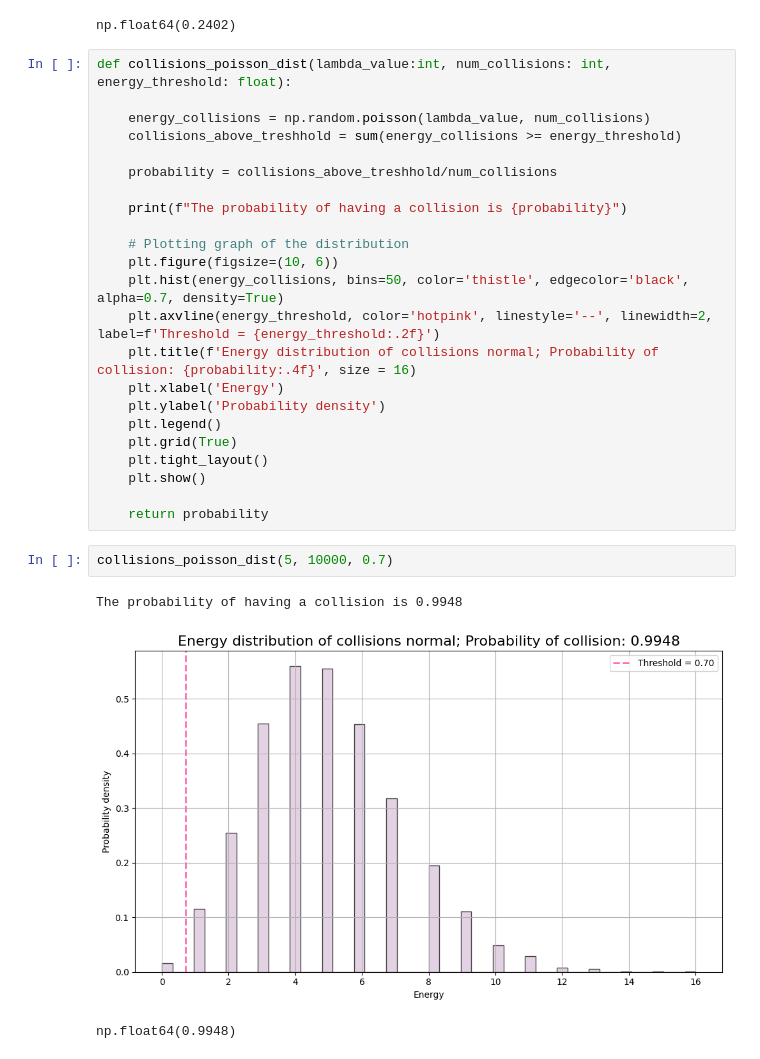
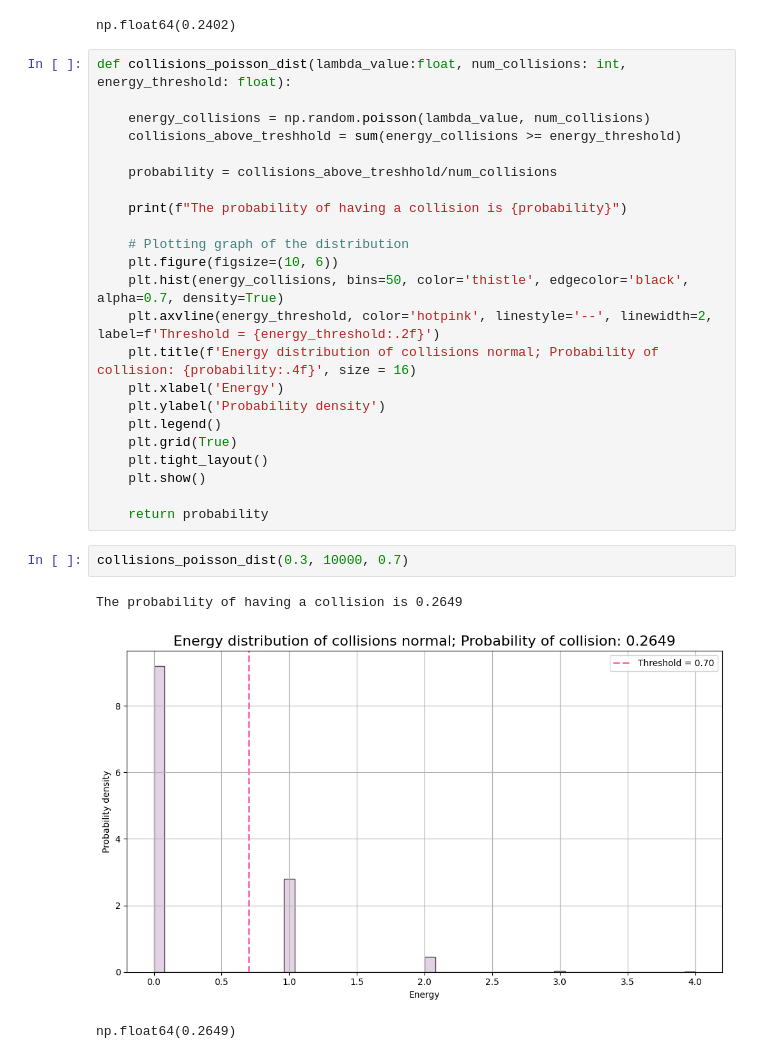
Before and after one commit to clarice-m04/modellinglab, a Jupyter notebook: Assignment1.ipynb, the cells around one changed output. Saved outputs shown, nothing was run; the diff lists cells and outputs as text.

Commit message:
update poisson

```diff
--- a/Assignment1.ipynb
+++ b/Assignment1.ipynb
@@ -416,7 +416,7 @@ The probability of having a collision is 0.2402
 [figure]
 np.float64(0.2402)
 # %%
-def collisions_poisson_dist(lambda_value:int, num_collisions: int, energy_threshold: float):
+def collisions_poisson_dist(lambda_value:float, num_collisions: int, energy_threshold: float):
 
     energy_collisions = np.random.poisson(lambda_value, num_collisions)
     collisions_above_treshhold = sum(energy_collisions >= energy_threshold)
@@ -439,8 +439,8 @@ def collisions_poisson_dist(lambda_value:int, num_collisions: int, energy_thresh
 
     return probability
 # %%
-collisions_poisson_dist(5, 10000, 0.7)
+collisions_poisson_dist(0.3, 10000, 0.7)
 # %% [output]
-The probability of having a collision is 0.9948
+The probability of having a collision is 0.2649
-[figure, old version]
+[figure, new version]
-np.float64(0.9948)
+np.float64(0.2649)
```
